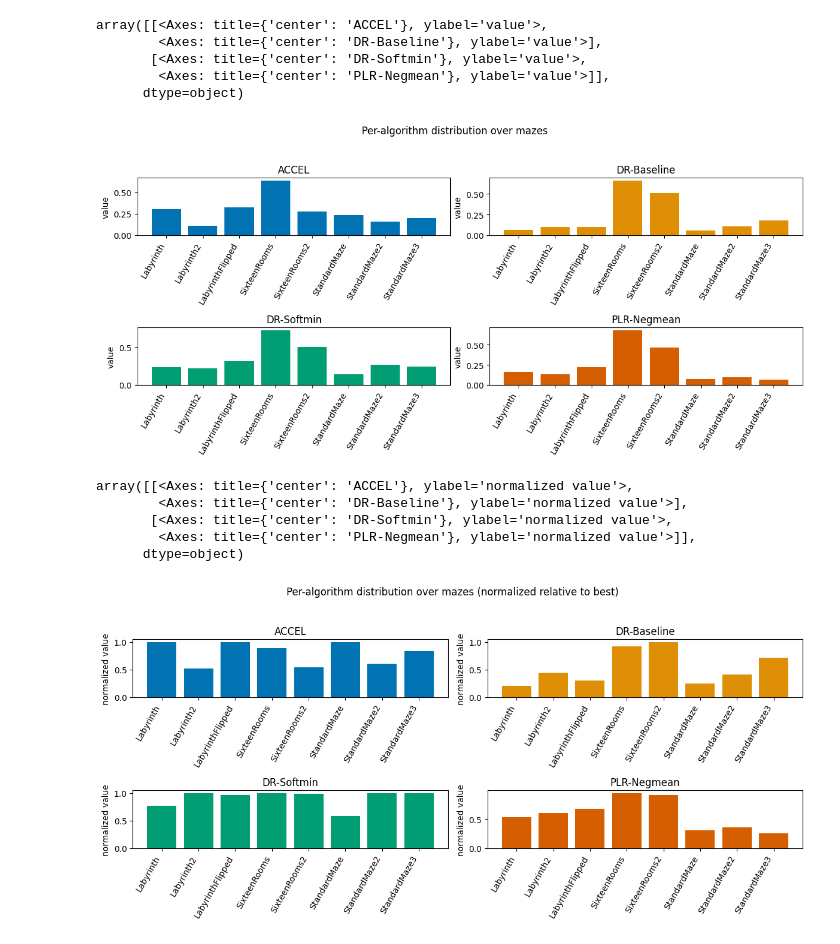
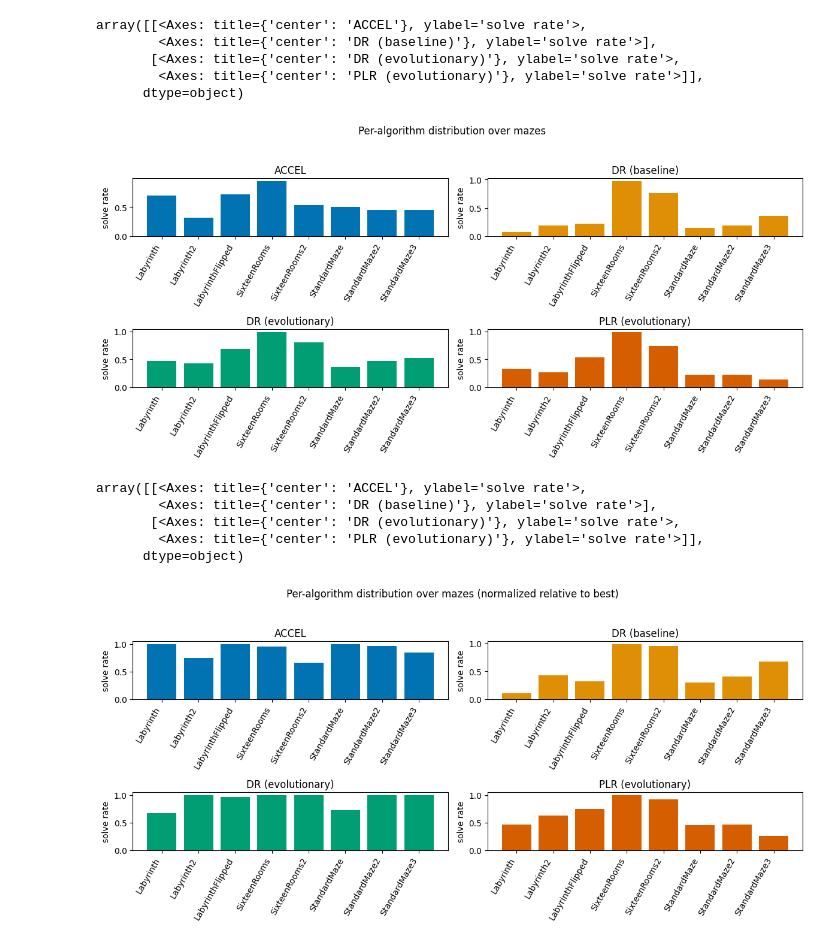
Before and after one commit to callum-lawson/evo-ued, a Jupyter notebook: notebooks/eda_performance_wandb.ipynb, the cells around one changed output. Drawn from its saved outputs; the diff is of its cells as text; code cells hidden in the pictures.

```diff
--- a/notebooks/eda_performance_wandb.ipynb
+++ b/notebooks/eda_performance_wandb.ipynb
@@ -11,7 +11,7 @@ PROJECT = "JAXUED_TEST"
 # Metric family to analyze; choose one:
 # - "return/"           (per-maze episodic return)
 # - "solve_rate/"       (per-maze solve rate)
-METRIC_PREFIX = "return/"
+METRIC_PREFIX = "solve_rate/" # "return/"
 
 # Step selection
 STEP_KEY = "num_updates"
@@ -137,20 +137,22 @@ plot_maze_algorithm_bars(values, title="Per-maze per-algorithm (normalized)", no
 # %%
 from jaxued import plot_algorithm_facets_over_mazes
 
 # One subplot per algorithm; bars over mazes
 plot_algorithm_facets_over_mazes(
     values,
     title="Per-algorithm distribution over mazes",
     normalize=False,  # set True to scale each maze to [0,1]
     ncols=2,
+    y_label="solve rate",
+    y_lim_01=True,
 )
 # %% [output]
-array([[<Axes: title={'center': 'ACCEL'}, ylabel='value'>,
-        <Axes: title={'center': 'DR-Baseline'}, ylabel='value'>],
-       [<Axes: title={'center': 'DR-Softmin'}, ylabel='value'>,
-        <Axes: title={'center': 'PLR-Negmean'}, ylabel='value'>]],
+array([[<Axes: title={'center': 'ACCEL'}, ylabel='solve rate'>,
+        <Axes: title={'center': 'DR (baseline)'}, ylabel='solve rate'>],
+       [<Axes: title={'center': 'DR (evolutionary)'}, ylabel='solve rate'>,
+        <Axes: title={'center': 'PLR (evolutionary)'}, ylabel='solve rate'>]],
       dtype=object)
-[figure, old version]
+[figure, new version]
 # %%
 from jaxued import plot_algorithm_facets_over_mazes
 
@@ -160,14 +162,16 @@ plot_algorithm_facets_over_mazes(
     title="Per-algorithm distribution over mazes (normalized relative to best)",
     normalize=True,
     ncols=2,
+    y_label="solve rate",
+    y_lim_01=True,
 )
 # %% [output]
-array([[<Axes: title={'center': 'ACCEL'}, ylabel='normalized value'>,
-        <Axes: title={'center': 'DR-Baseline'}, ylabel='normalized value'>],
-       [<Axes: title={'center': 'DR-Softmin'}, ylabel='normalized value'>,
-        <Axes: title={'center': 'PLR-Negmean'}, ylabel='normalized value'>]],
+array([[<Axes: title={'center': 'ACCEL'}, ylabel='solve rate'>,
+        <Axes: title={'center': 'DR (baseline)'}, ylabel='solve rate'>],
+       [<Axes: title={'center': 'DR (evolutionary)'}, ylabel='solve rate'>,
+        <Axes: title={'center': 'PLR (evolutionary)'}, ylabel='solve rate'>]],
       dtype=object)
-[figure, old version]
+[figure, new version]
 # %%
 from jaxued import compute_algorithm_similarity, plot_similarity_heatmap
 
```
Also changed, not shown: parts of 6 cells of this notebook, 4 other files.
